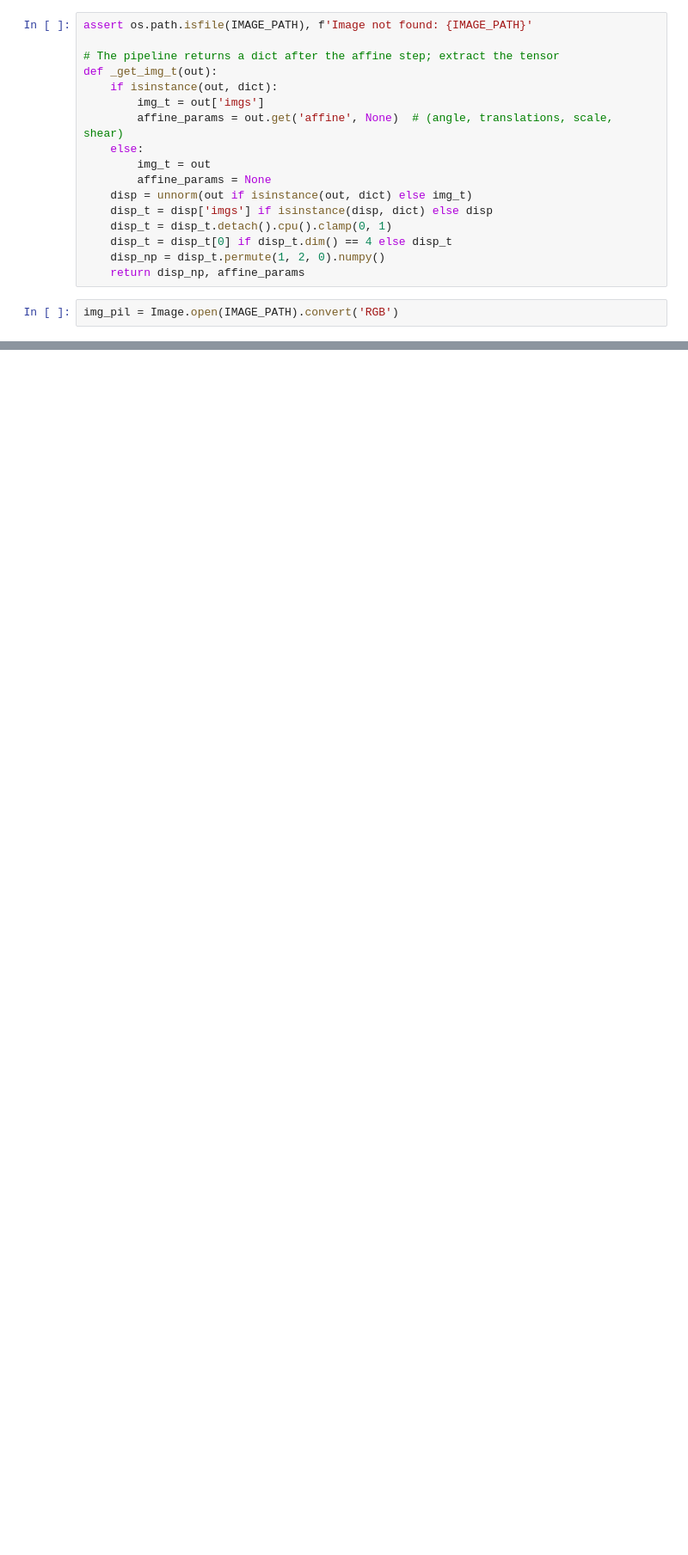
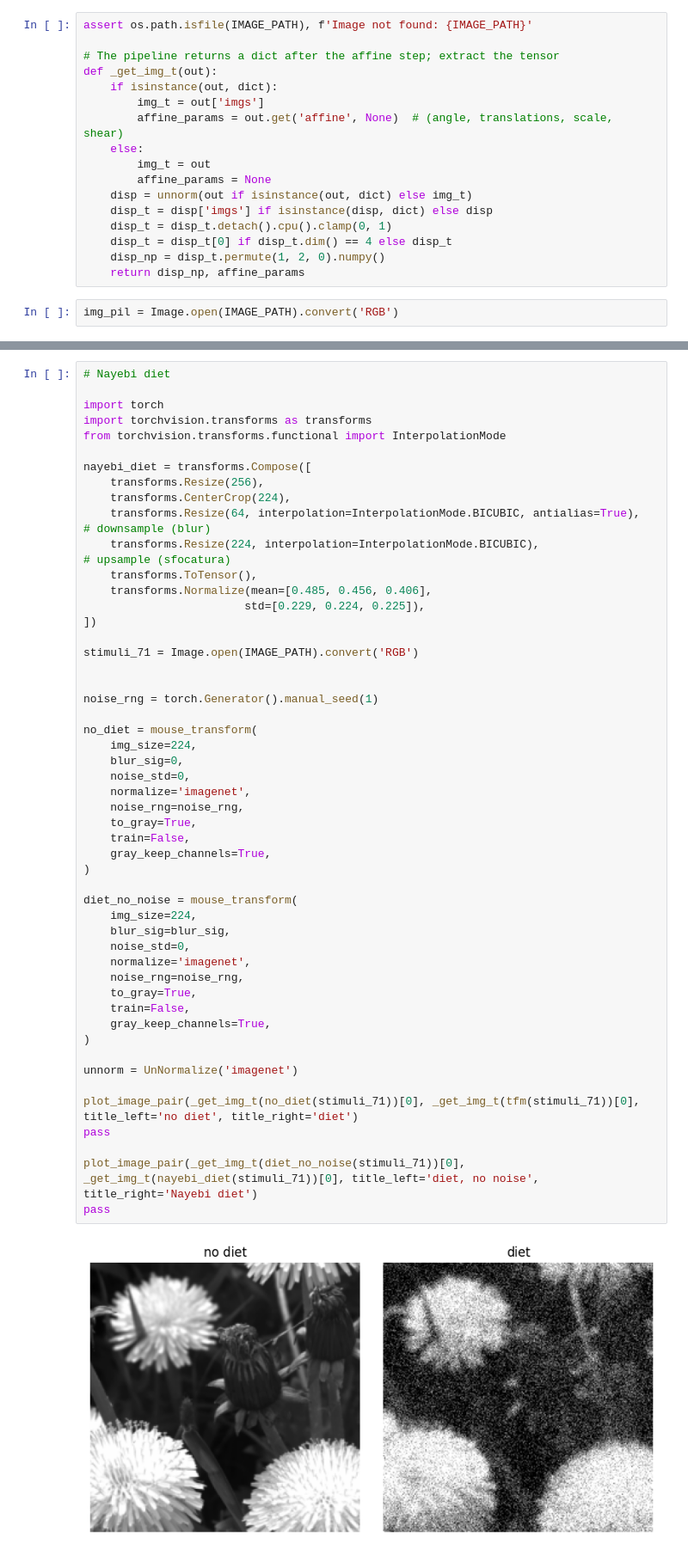
Before and after one commit to giovanni-lucarelli/mice-representation, a Jupyter notebook: pipeline/mouse_pipeline.ipynb, the cells around one changed output, grey strips where cells are left out. Shown at 86% size. Drawn from its saved outputs; the diff is of its cells as text; blank space fills up the shorter version.

```diff
--- a/pipeline/mouse_pipeline.ipynb
+++ b/pipeline/mouse_pipeline.ipynb
@@ -95,0 +97,53 @@ pass
+# %%
+# Nayebi diet
+
+import torch
+import torchvision.transforms as transforms
+from torchvision.transforms.functional import InterpolationMode
+
+nayebi_diet = transforms.Compose([
+    transforms.Resize(256),
+    transforms.CenterCrop(224),
+    transforms.Resize(64, interpolation=InterpolationMode.BICUBIC, antialias=True),  # downsample (blur)
+    transforms.Resize(224, interpolation=InterpolationMode.BICUBIC),                 # upsample (sfocatura)
+    transforms.ToTensor(),
+    transforms.Normalize(mean=[0.485, 0.456, 0.406],
+                        std=[0.229, 0.224, 0.225]),
+])
+
+stimuli_71 = Image.open(IMAGE_PATH).convert('RGB')
+
+
+noise_rng = torch.Generator().manual_seed(1)
+
+no_diet = mouse_transform(
+    img_size=224,
+    blur_sig=0,
+    noise_std=0,
+    normalize='imagenet',
+    noise_rng=noise_rng,
+    to_gray=True,
+    train=False,
+    gray_keep_channels=True,
+)
+
+diet_no_noise = mouse_transform(
+    img_size=224,
+    blur_sig=blur_sig,
+    noise_std=0,
+    normalize='imagenet',
+    noise_rng=noise_rng,
+    to_gray=True,
+    train=False,
+    gray_keep_channels=True,
+)
+
+unnorm = UnNormalize('imagenet')
+
+plot_image_pair(_get_img_t(no_diet(stimuli_71))[0], _get_img_t(tfm(stimuli_71))[0], title_left='no diet', title_right='diet')
+pass
+
+plot_image_pair(_get_img_t(diet_no_noise(stimuli_71))[0], _get_img_t(nayebi_diet(stimuli_71))[0], title_left='diet, no noise', title_right='Nayebi diet')
+pass
+# %% [output]
+[figure, added]
```
Also changed, not shown: parts of 9 cells of this notebook, 11 other files.
